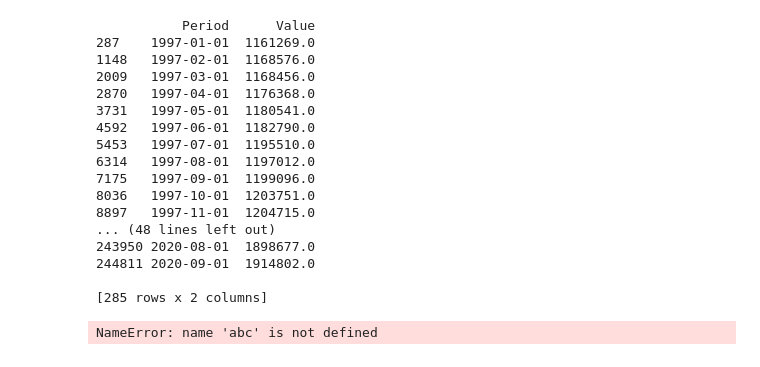
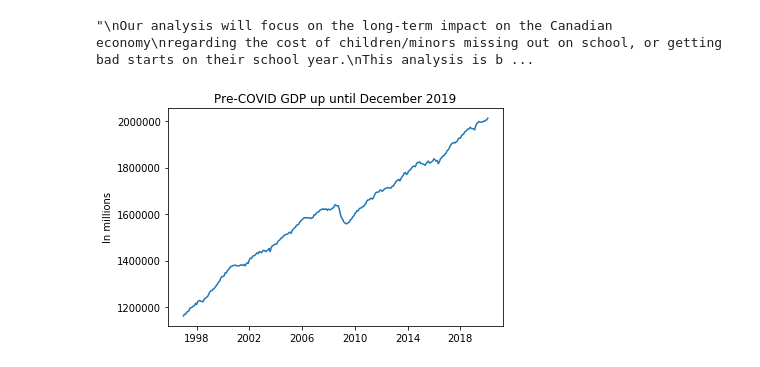
Before and after one commit to cb-ds-1/m2-6-project2, a Jupyter notebook: project2-jl.ipynb, the cells around one changed output. Drawn from its saved outputs; the diff is of its cells as text; code cells hidden in the pictures.

Commit message:
Up until lin regr

```diff
--- a/project2-jl.ipynb
+++ b/project2-jl.ipynb
@@ -1,8 +1,4 @@
 # %%
-import gdp as getgdp
-import pandas as pd
-
-gdpdf = getgdp()
 
 
 """
@@ -24,27 +20,45 @@ month of September 2020 in Canada, to estimate how many students missed close to
 sub-par educational support from schools due to various pandemic factors, during a school years' most important
 month.
 """
-cgdp = getgdp('All industries')
-abc = pd.read_csv('data/abacus.csv')
-
-# print(cgdp)
-print(abc)
 # %% [output]
-           Period      Value
-287    1997-01-01  1161269.0
-1148   1997-02-01  1168576.0
-2009   1997-03-01  1168456.0
-2870   1997-04-01  1176368.0
-3731   1997-05-01  1180541.0
-4592   1997-06-01  1182790.0
-5453   1997-07-01  1195510.0
-6314   1997-08-01  1197012.0
-7175   1997-09-01  1199096.0
-8036   1997-10-01  1203751.0
-8897   1997-11-01  1204715.0
-... (48 lines left out)
-243950 2020-08-01  1898677.0
-244811 2020-09-01  1914802.0
-
-[285 rows x 2 columns]
+"\nOur analysis will focus on the long-term impact on the Canadian economy\nregarding the cost of children/minors missing out on school, or getting bad starts on their school year.\nThis analysis is b ...
-NameError: name 'abc' is not defined
+# %%
+import gdp as getgdp
+import pop as getpop
+import pandas as pd
+import matplotlib.pyplot as plt
+
+
+gdpdf = getgdp('All industries')
+"""
+We use the difference in seconds since the unix epoch
+for our linear regression instead of timestamps
+"""
+gdpdf['ts'] = gdpdf['Period'].apply(
+    lambda year: ((pd.to_datetime([year]) - pd.Timestamp("1970-01-01")) // pd.Timedelta('1s'))[0].astype(float)
+)
+pop = getpop()
+abacus = pd.read_csv('data/abacus-file.csv')
+
+# plt.subplot(2,1,1)
+# plt.plot(gdpdf.Period, gdpdf.Value)
+# plt.title('GDP')
+# plt.ylabel('millions')
+# plt.show()
+# plt.subplot(2,1,2)
+# plt.plot(pop.Year, pop['All ages'])
+# plt.title('Population')
+# plt.ylabel('10x millions')
+# plt.show()
+# %%
+"""We study our samples pre-covid"""
+
+date_range = 2015
+start_of_pandemic='2020-03-01'
+gdpdf_study = gdpdf[(gdpdf['Period'] < start_of_pandemic)]
+plt.plot(gdpdf_study.Period, gdpdf_study.Value)
+plt.title("Pre-COVID GDP up until December 2019")
+plt.ylabel('In millions')
+plt.show()
+# %% [output]
+[figure, added]
```
Also changed, not shown: parts of 3 cells of this notebook, 5 other files.
